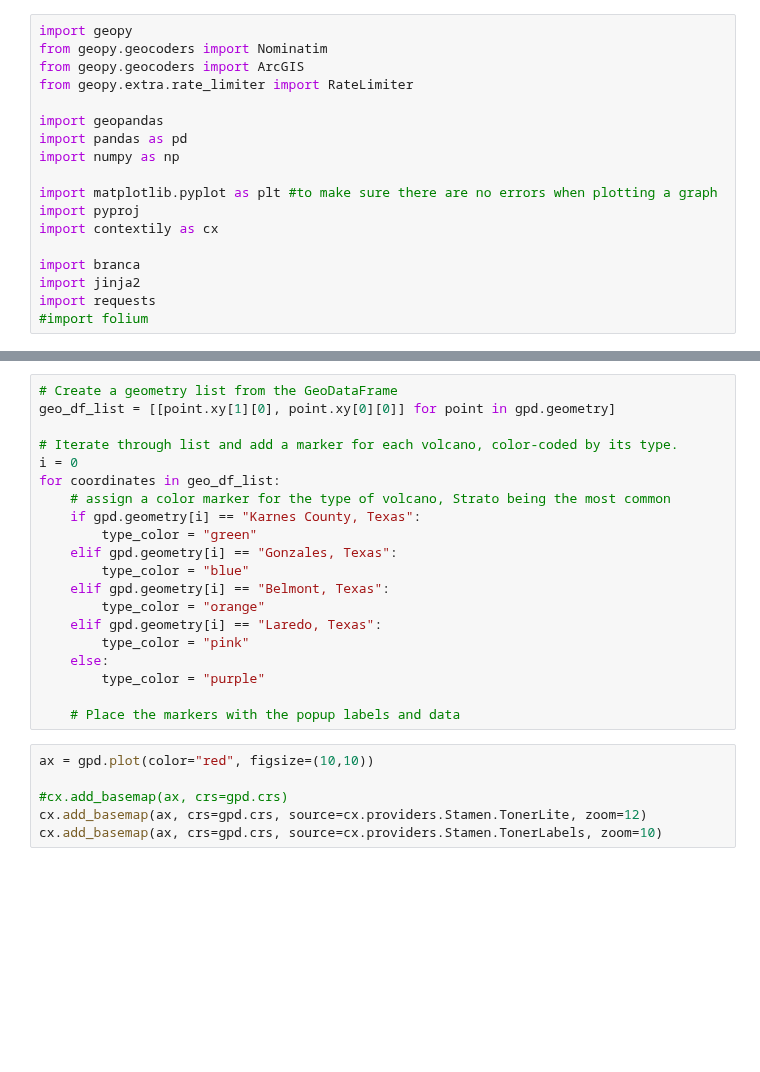
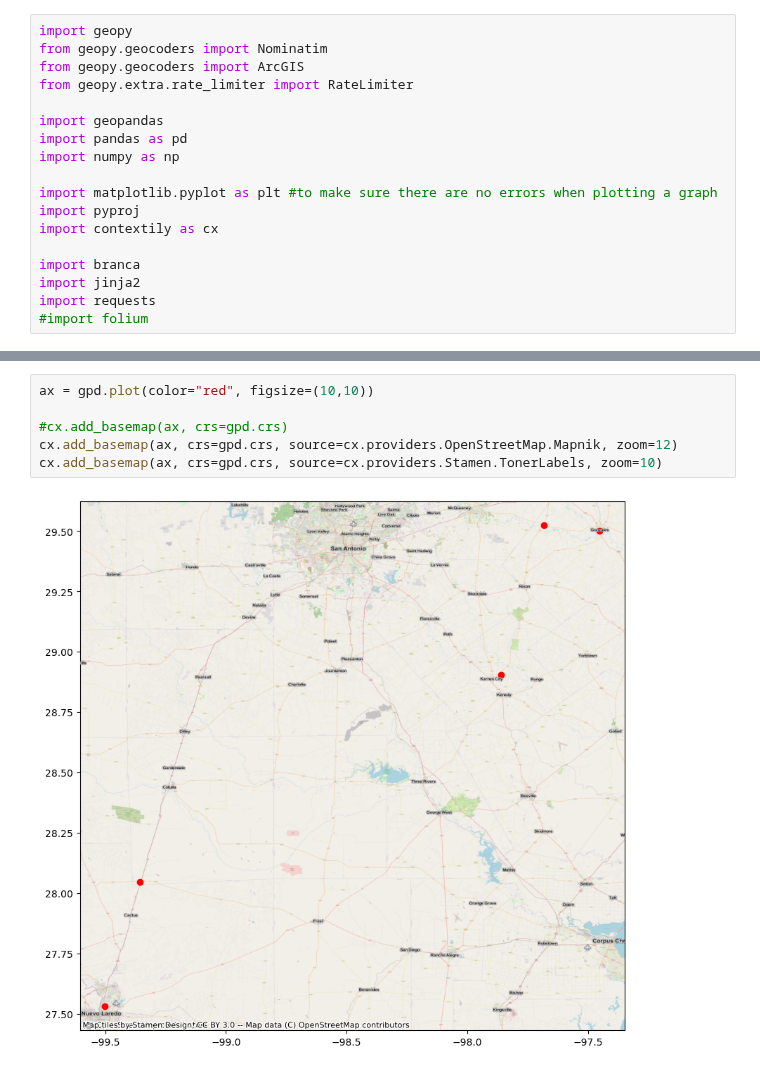
Before and after one commit to dianita956/Corridos, a Jupyter notebook: GeoParsing.ipynb, the cells around one changed output, grey strips where cells are left out. Cells and saved outputs as stored; diff of their text form; blank space fills up the shorter version.

```diff
--- a/GeoParsing.ipynb
+++ b/GeoParsing.ipynb
@@ -38,26 +74,8 @@ gpd
-# %%
-# Create a geometry list from the GeoDataFrame
-geo_df_list = [[point.xy[1][0], point.xy[0][0]] for point in gpd.geometry]
-
-# Iterate through list and add a marker for each volcano, color-coded by its type.
-i = 0
-for coordinates in geo_df_list:
-    # assign a color marker for the type of volcano, Strato being the most common
-    if gpd.geometry[i] == "Karnes County, Texas":
-        type_color = "green"
-    elif gpd.geometry[i] == "Gonzales, Texas":
-        type_color = "blue"
-    elif gpd.geometry[i] == "Belmont, Texas":
-        type_color = "orange"
-    elif gpd.geometry[i] == "Laredo, Texas":
-        type_color = "pink"
-    else:
-        type_color = "purple"
-
-    # Place the markers with the popup labels and data
 # %%
 ax = gpd.plot(color="red", figsize=(10,10))
 
 #cx.add_basemap(ax, crs=gpd.crs)
-cx.add_basemap(ax, crs=gpd.crs, source=cx.providers.Stamen.TonerLite, zoom=12)
+cx.add_basemap(ax, crs=gpd.crs, source=cx.providers.OpenStreetMap.Mapnik, zoom=12)
 cx.add_basemap(ax, crs=gpd.crs, source=cx.providers.Stamen.TonerLabels, zoom=10)
+# %% [output]
+[figure, added]
```
Also changed, not shown: parts of 5 cells of this notebook, 11 other files.
